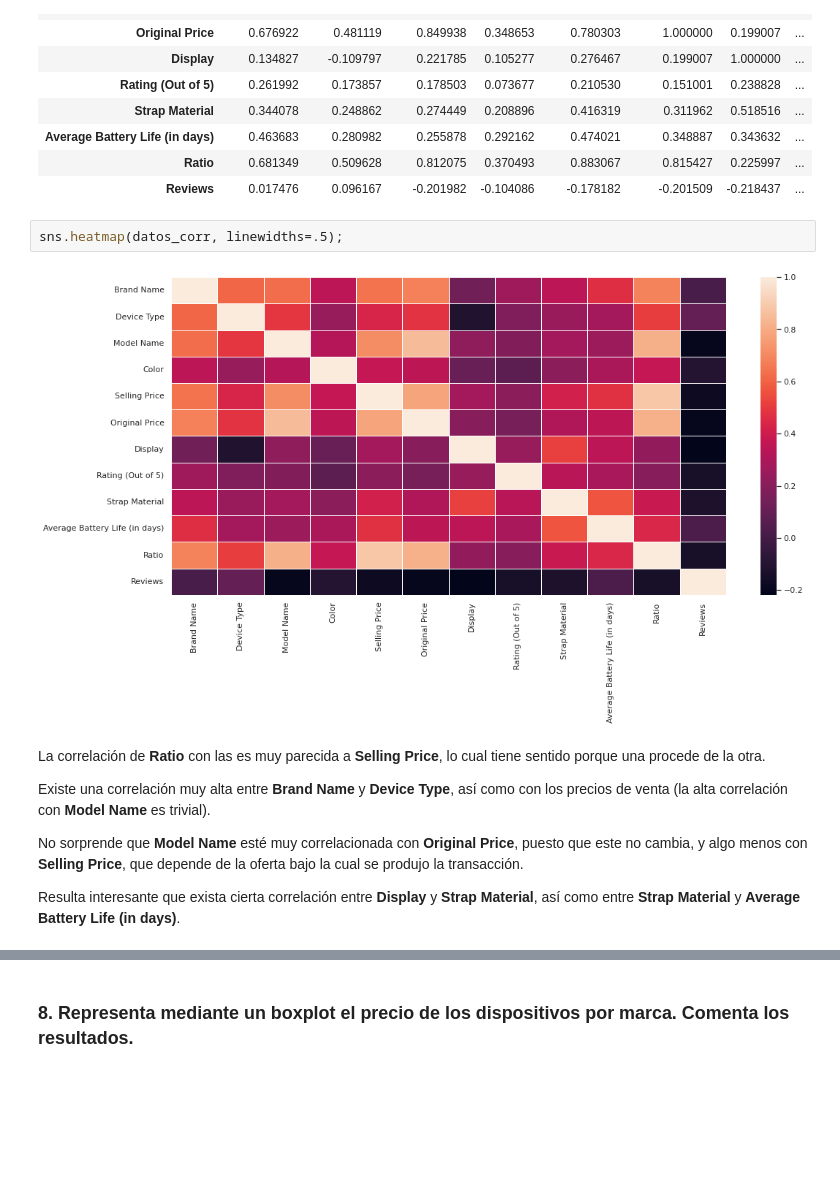
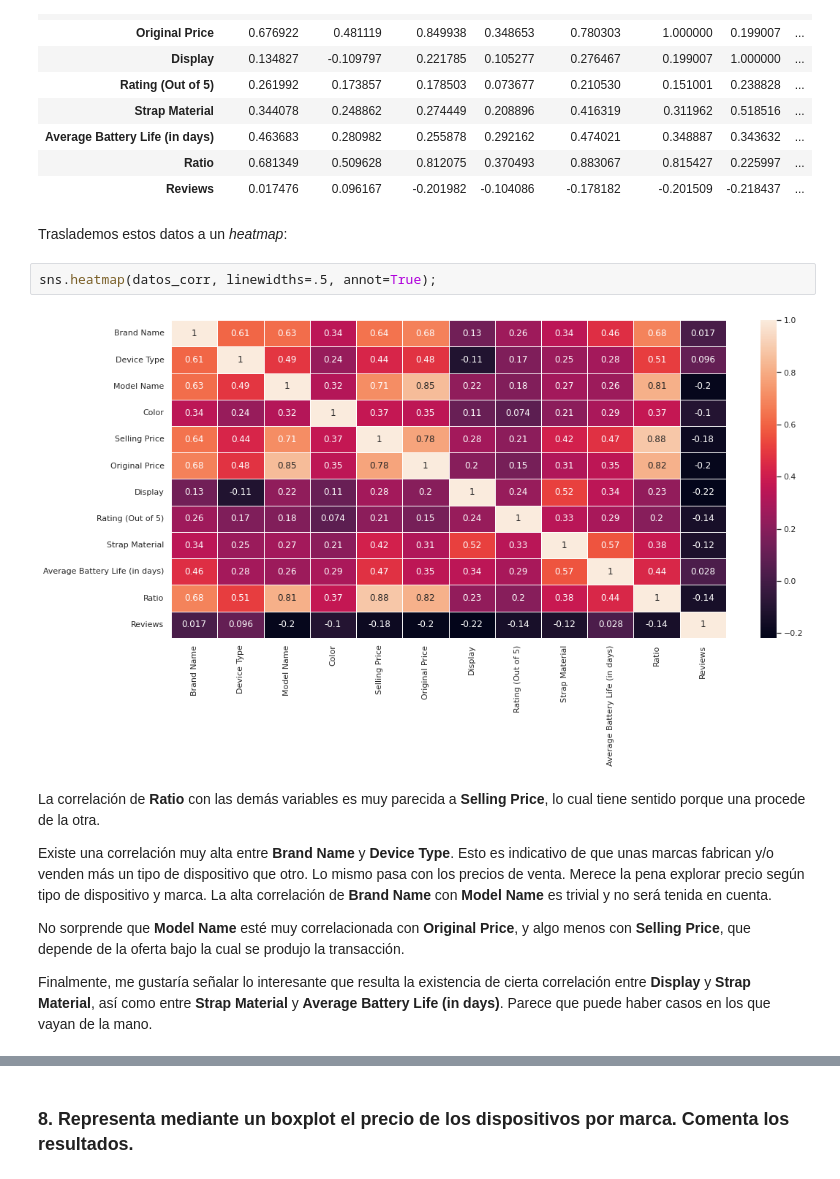
Before and after one commit to afercaceres/Fitness_Trackers, a Jupyter notebook: practica_python.ipynb, the cells around one changed output, grey strips where cells are left out. Saved outputs shown, nothing was run; the diff lists cells and outputs as text; blank space fills up the shorter version.

```diff
--- a/practica_python.ipynb
+++ b/practica_python.ipynb
@@ -742,15 +742,17 @@ datos_corr
 | Average Battery Life (in days) | 0.463683 | 0.280982 | 0.255878 | 0.292162 | 0.474021 | 0.348887 | 0.343632 | ... |
 | Ratio | 0.681349 | 0.509628 | 0.812075 | 0.370493 | 0.883067 | 0.815427 | 0.225997 | ... |
 | Reviews | 0.017476 | 0.096167 | -0.201982 | -0.104086 | -0.178182 | -0.201509 | -0.218437 | ... |
+# %% [markdown]
+Traslademos estos datos a un *heatmap*:
 # %%
-sns.heatmap(datos_corr, linewidths=.5);
+sns.heatmap(datos_corr, linewidths=.5, annot=True);
 # %% [output]
-[figure, old version]
+[figure, new version]
 # %% [markdown]
-La correlación de **Ratio** con las es muy parecida a **Selling Price**, lo cual tiene sentido porque una procede de la otra.
+La correlación de **Ratio** con las demás variables es muy parecida a **Selling Price**, lo cual tiene sentido porque una procede de la otra.
 
-Existe una correlación muy alta entre **Brand Name** y **Device Type**, así como con los precios de venta (la alta correlación con **Model Name** es trivial).
+Existe una correlación muy alta entre **Brand Name** y **Device Type**. Esto es indicativo de que unas marcas fabrican y/o venden más un tipo de dispositivo que otro. Lo mismo pasa con los precios de venta. Merece la pena explorar precio según tipo de dispositivo y marca. La alta correlación de **Brand Name** con **Model Name** es trivial y no será tenida en cuenta.
 
-No sorprende que **Model Name** esté muy correlacionada con **Original Price**, puesto que este no cambia, y algo menos con **Selling Price**, que depende de la oferta bajo la cual se produjo la transacción.
+No sorprende que **Model Name** esté muy correlacionada con **Original Price**, y algo menos con **Selling Price**, que depende de la oferta bajo la cual se produjo la transacción.
 
-Resulta interesante que exista cierta correlación entre **Display** y **Strap Material**, así como entre **Strap Material** y **Average Battery Life (in days)**.
+Finalmente, me gustaría señalar lo interesante que resulta la existencia de cierta correlación entre **Display** y **Strap Material**, así como entre **Strap Material** y **Average Battery Life (in days)**. Parece que puede haber casos en los que vayan de la mano.
```
Also changed, not shown: parts of 7 cells of this notebook.
